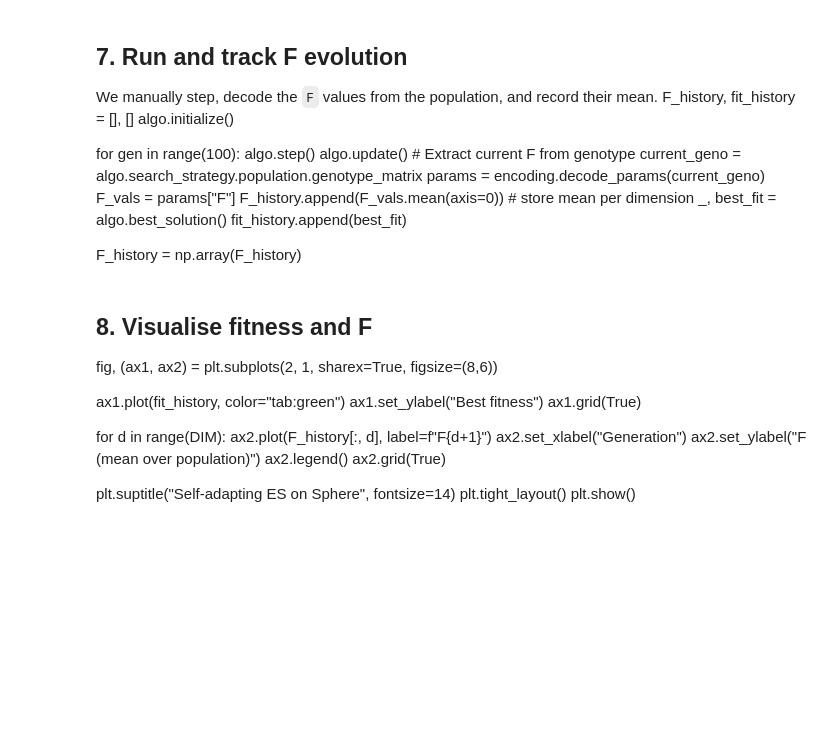
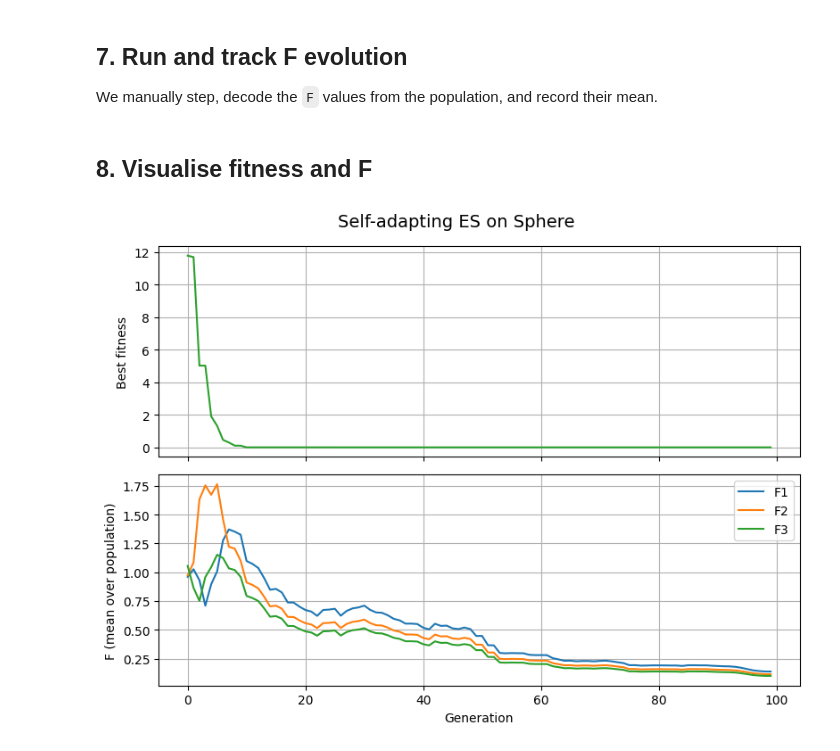
Before and after one commit to GheodeAI/metaheuristic-designer, a Jupyter notebook: tutorials/self_adaption_tutorial.ipynb, the cells around one changed output. Cells and saved outputs as stored; diff of their text form; code cells hidden in the pictures; blank space fills up the shorter version.

```diff
--- a/tutorials/self_adaption_tutorial.ipynb
+++ b/tutorials/self_adaption_tutorial.ipynb
@@ -89,36 +82,52 @@ algo = mhd.algorithms.StandardAlgorithm(
+# %%
+strategy = mhd.SearchStrategy(
+    initializer=initializer,
+    operator=operator,
+    survivor_sel=survivor_sel,
+    random_state=rng,
+)
+
+algo = mhd.algorithms.StandardAlgorithm(
+    objfunc, strategy,
+    ngen=100, stop_cond="ngen", verbose=True,
+)
 # %% [markdown]
 ## 7. Run and track F evolution
 We manually step, decode the `F` values from the population, and record their mean.
-F_history, fit_history = [], []
-algo.initialize()
-
-for gen in range(100):
-    algo.step()
-    algo.update()
-    # Extract current F from genotype
-    current_geno = algo.search_strategy.population.genotype_matrix
-    params = encoding.decode_params(current_geno)
-    F_vals = params["F"]
-    F_history.append(F_vals.mean(axis=0))   # store mean per dimension
-    _, best_fit = algo.best_solution()
-    fit_history.append(best_fit)
-
-F_history = np.array(F_history)
+# %%
+F_history, fit_history = [], []
+algo.initialize()
+
+for gen in range(100):
+    algo.step()
+    algo.update()
+    # Extract current F from genotype
+    current_geno = algo.search_strategy.population.genotype_matrix
+    params = encoding.decode_params(current_geno)
+    F_vals = params["F"]
+    F_history.append(F_vals.mean(axis=0))   # store mean per dimension
+    _, best_fit = algo.best_solution()
+    fit_history.append(best_fit)
+
+F_history = np.array(F_history)
 # %% [markdown]
 ## 8. Visualise fitness and F
-fig, (ax1, ax2) = plt.subplots(2, 1, sharex=True, figsize=(8,6))
-
-ax1.plot(fit_history, color="tab:green")
-ax1.set_ylabel("Best fitness")
-ax1.grid(True)
-
-for d in range(DIM):
-    ax2.plot(F_history[:, d], label=f"F{d+1}")
-ax2.set_xlabel("Generation")
-ax2.set_ylabel("F (mean over population)")
-ax2.legend()
-ax2.grid(True)
-
-plt.suptitle("Self‑adapting ES on Sphere", fontsize=14)
-plt.tight_layout()
-plt.show()
+# %%
+fig, (ax1, ax2) = plt.subplots(2, 1, sharex=True, figsize=(8,6))
+
+ax1.plot(fit_history, color="tab:green")
+ax1.set_ylabel("Best fitness")
+ax1.grid(True)
+
+for d in range(DIM):
+    ax2.plot(F_history[:, d], label=f"F{d+1}")
+ax2.set_xlabel("Generation")
+ax2.set_ylabel("F (mean over population)")
+ax2.legend()
+ax2.grid(True)
+
+plt.suptitle("Self-adapting ES on Sphere", fontsize=14)
+plt.tight_layout()
+plt.show()
+# %% [output]
+[figure, added]
```
Also changed, not shown: parts of 12 cells of this notebook, 11 other files.
